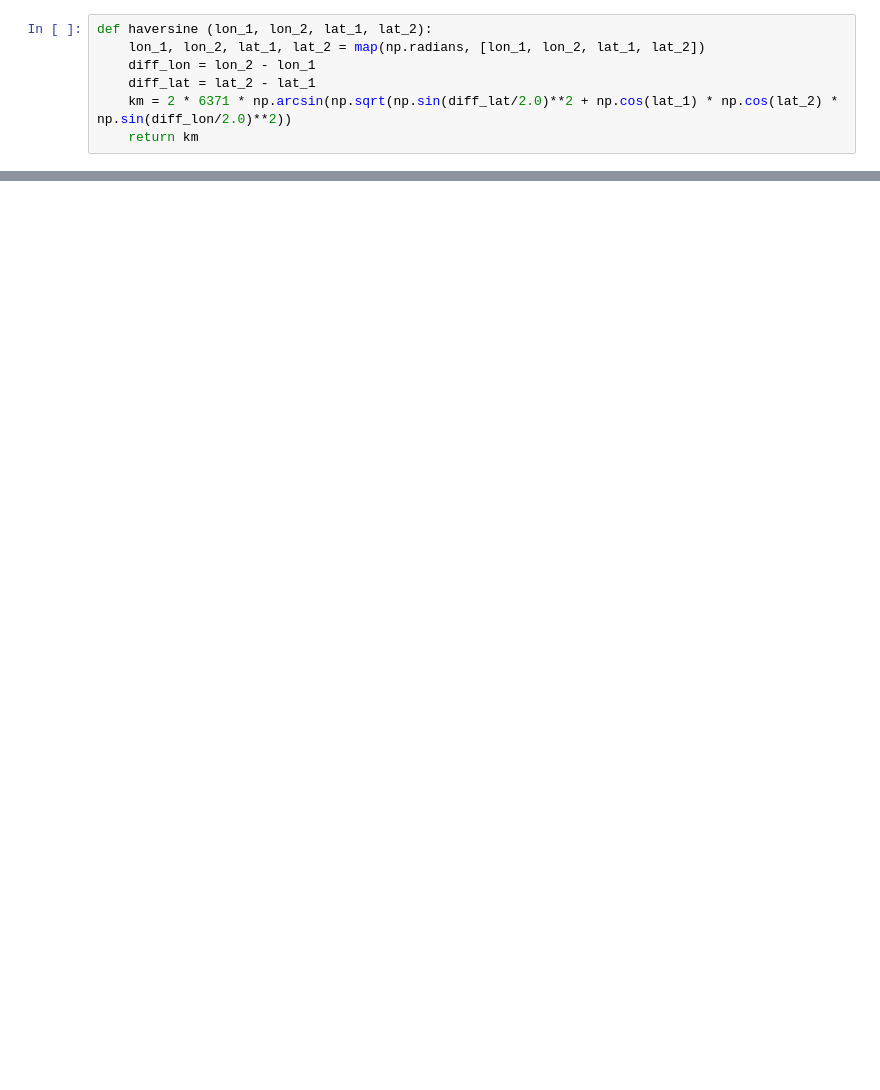
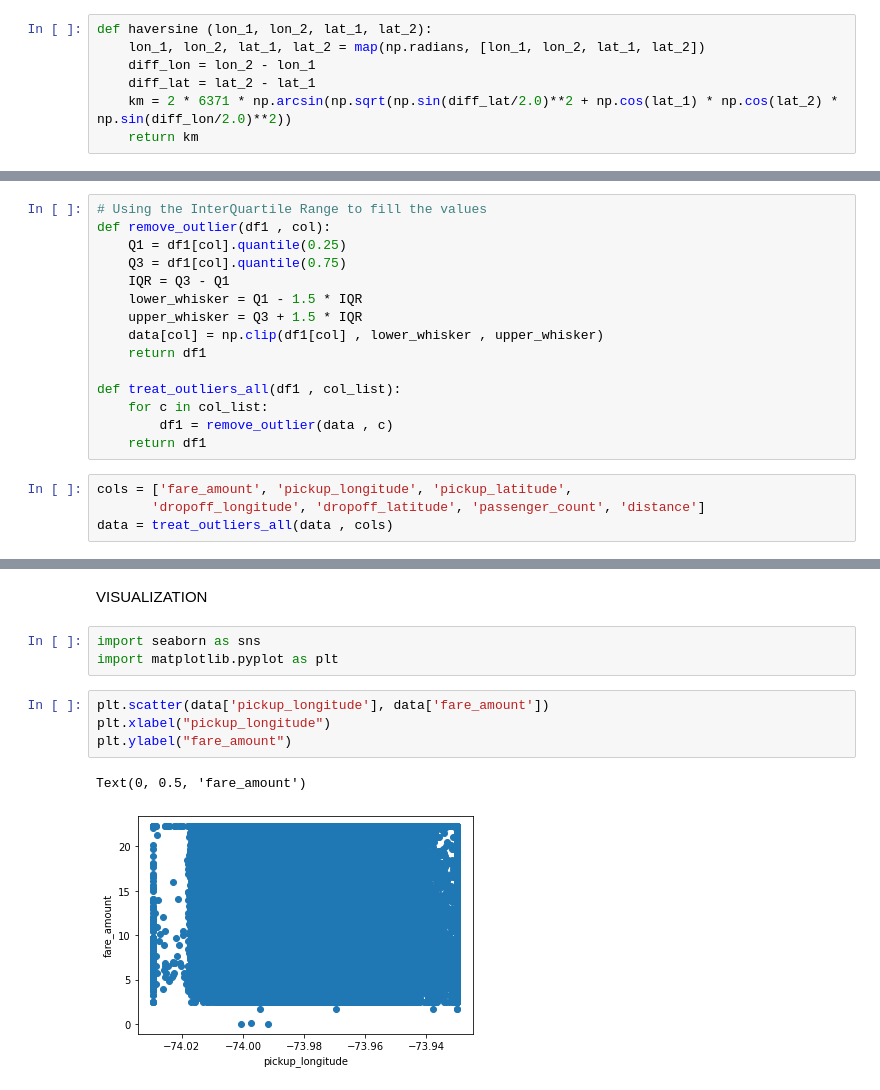
Before and after one commit to SumedhaZaware/Machine-Learning-SPPU-2019-Pattern, a Jupyter notebook: Assignment-1/Assignment-1.ipynb, the cells around one changed output, grey strips where cells are left out. Saved outputs shown, nothing was run; the diff lists cells and outputs as text; blank space fills up the shorter version.

```diff
--- a/Assignment-1/Assignment-1.ipynb
+++ b/Assignment-1/Assignment-1.ipynb
@@ -363,0 +334,19 @@ rf.score(X_test, y_test)
+# %%
+# Using the InterQuartile Range to fill the values
+def remove_outlier(df1 , col):
+    Q1 = df1[col].quantile(0.25)
+    Q3 = df1[col].quantile(0.75)
+    IQR = Q3 - Q1
+    lower_whisker = Q1 - 1.5 * IQR
+    upper_whisker = Q3 + 1.5 * IQR
+    data[col] = np.clip(df1[col] , lower_whisker , upper_whisker)
+    return df1
+
+def treat_outliers_all(df1 , col_list):
+    for c in col_list:
+        df1 = remove_outlier(data , c)
+    return df1
+# %%
+cols = ['fare_amount', 'pickup_longitude', 'pickup_latitude',
+       'dropoff_longitude', 'dropoff_latitude', 'passenger_count', 'distance']
+data = treat_outliers_all(data , cols)
@@ -363,0 +382,12 @@ rf.score(X_test, y_test)
+# %% [markdown]
+VISUALIZATION
+# %%
+import seaborn as sns
+import matplotlib.pyplot as plt
+# %%
+plt.scatter(data['pickup_longitude'], data['fare_amount'])
+plt.xlabel("pickup_longitude")
+plt.ylabel("fare_amount")
+# %% [output]
+Text(0, 0.5, 'fare_amount')
+[figure, added]
```
Also changed, not shown: parts of 105 cells of this notebook.
